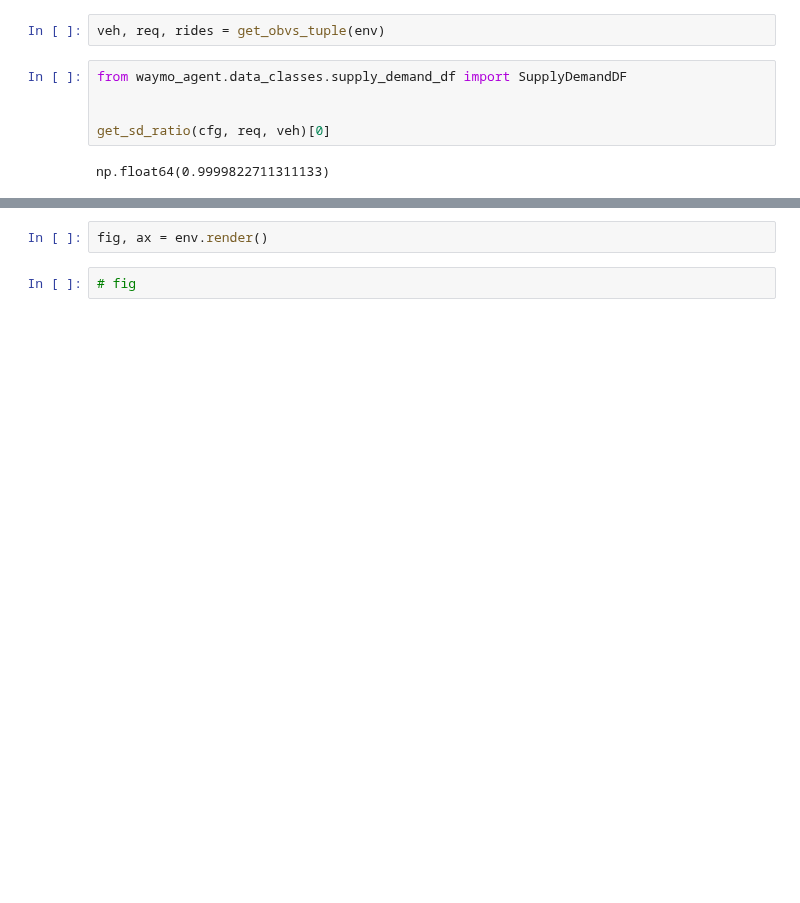
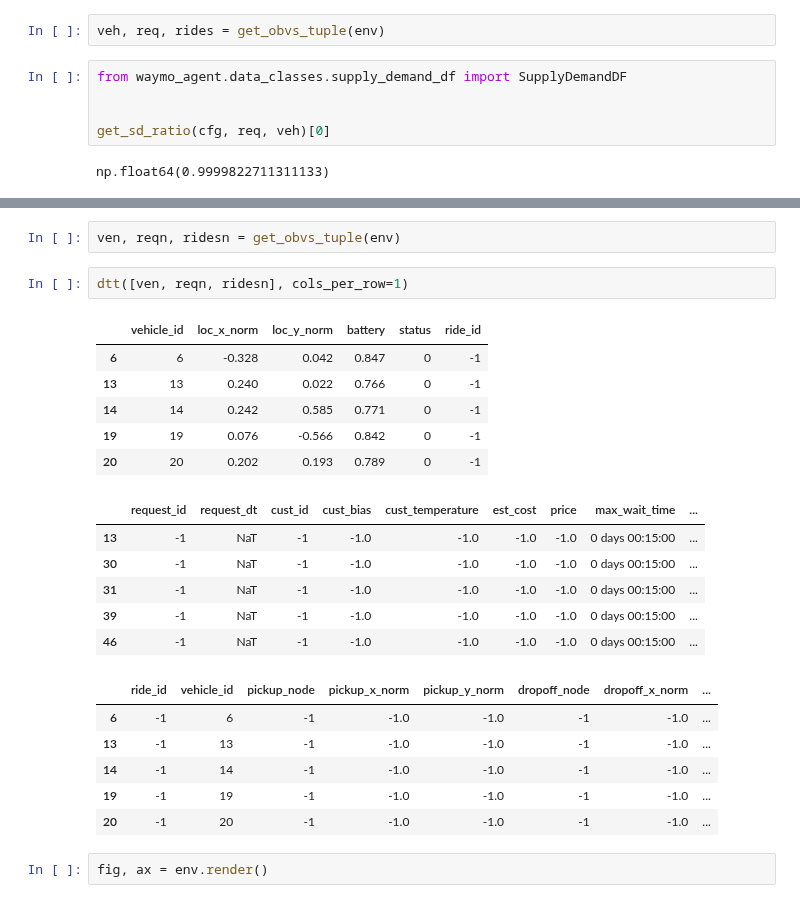
Before and after one commit to akseldkw07/Waymo-Agent, a Jupyter notebook: notebooks/scratch.ipynb, the cells around one changed output, grey strips where cells are left out. Cells and saved outputs as stored; diff of their text form; blank space fills up the shorter version.

```diff
--- a/notebooks/scratch.ipynb
+++ b/notebooks/scratch.ipynb
@@ -66,4 +92,25 @@ dtt([veh, rides], cols_per_row=1)
+# %%
+ven, reqn, ridesn = get_obvs_tuple(env)
+# %%
+dtt([ven, reqn, ridesn], cols_per_row=1)
+# %% [output]
+|  | vehicle_id | loc_x_norm | loc_y_norm | battery | status | ride_id |
+| 6 | 6 | -0.328 | 0.042 | 0.847 | 0 | -1 |
+| 13 | 13 | 0.240 | 0.022 | 0.766 | 0 | -1 |
+| 14 | 14 | 0.242 | 0.585 | 0.771 | 0 | -1 |
+| 19 | 19 | 0.076 | -0.566 | 0.842 | 0 | -1 |
+| 20 | 20 | 0.202 | 0.193 | 0.789 | 0 | -1 |
+|  | request_id | request_dt | cust_id | cust_bias | cust_temperature | est_cost | price | max_wait_time | ... |
+| 13 | -1 | NaT | -1 | -1.0 | -1.0 | -1.0 | -1.0 | 0 days 00:15:00 | ... |
+| 30 | -1 | NaT | -1 | -1.0 | -1.0 | -1.0 | -1.0 | 0 days 00:15:00 | ... |
+| 31 | -1 | NaT | -1 | -1.0 | -1.0 | -1.0 | -1.0 | 0 days 00:15:00 | ... |
+| 39 | -1 | NaT | -1 | -1.0 | -1.0 | -1.0 | -1.0 | 0 days 00:15:00 | ... |
+| 46 | -1 | NaT | -1 | -1.0 | -1.0 | -1.0 | -1.0 | 0 days 00:15:00 | ... |
+|  | ride_id | vehicle_id | pickup_node | pickup_x_norm | pickup_y_norm | dropoff_node | dropoff_x_norm | ... |
+| 6 | -1 | 6 | -1 | -1.0 | -1.0 | -1 | -1.0 | ... |
+| 13 | -1 | 13 | -1 | -1.0 | -1.0 | -1 | -1.0 | ... |
+| 14 | -1 | 14 | -1 | -1.0 | -1.0 | -1 | -1.0 | ... |
+| 19 | -1 | 19 | -1 | -1.0 | -1.0 | -1 | -1.0 | ... |
+| 20 | -1 | 20 | -1 | -1.0 | -1.0 | -1 | -1.0 | ... |
 # %%
 fig, ax = env.render()
-# %%
-# fig
```
Also changed, not shown: parts of 9 cells of this notebook, 15 other files.
